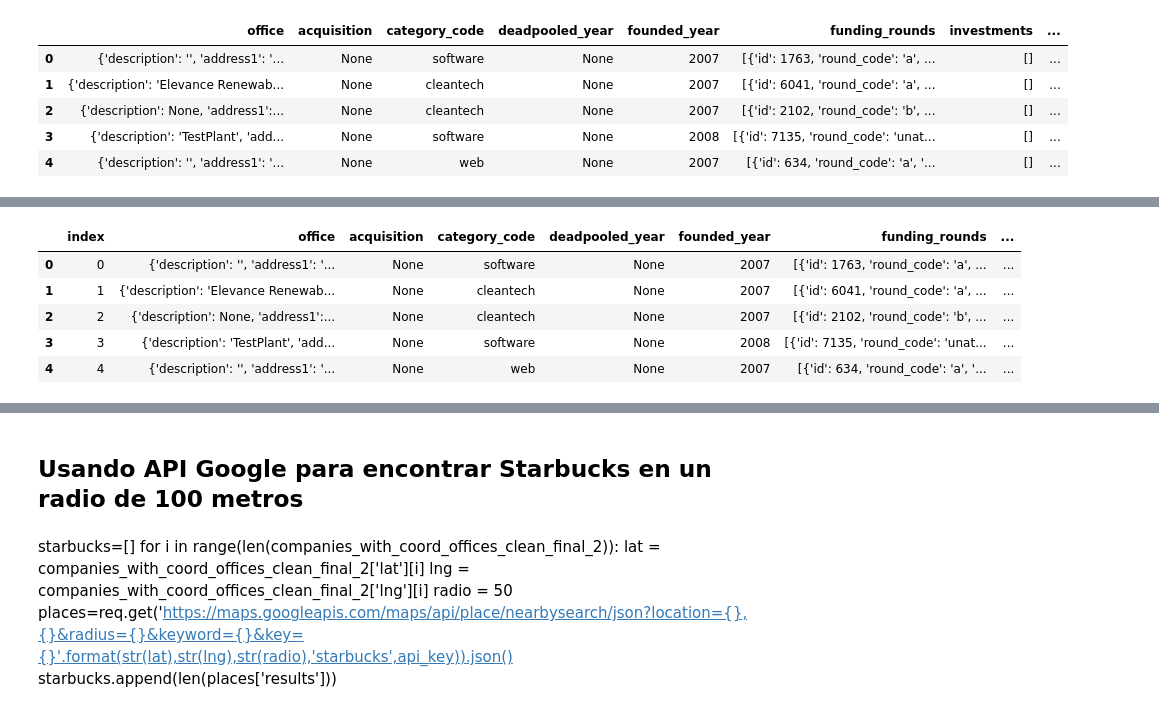
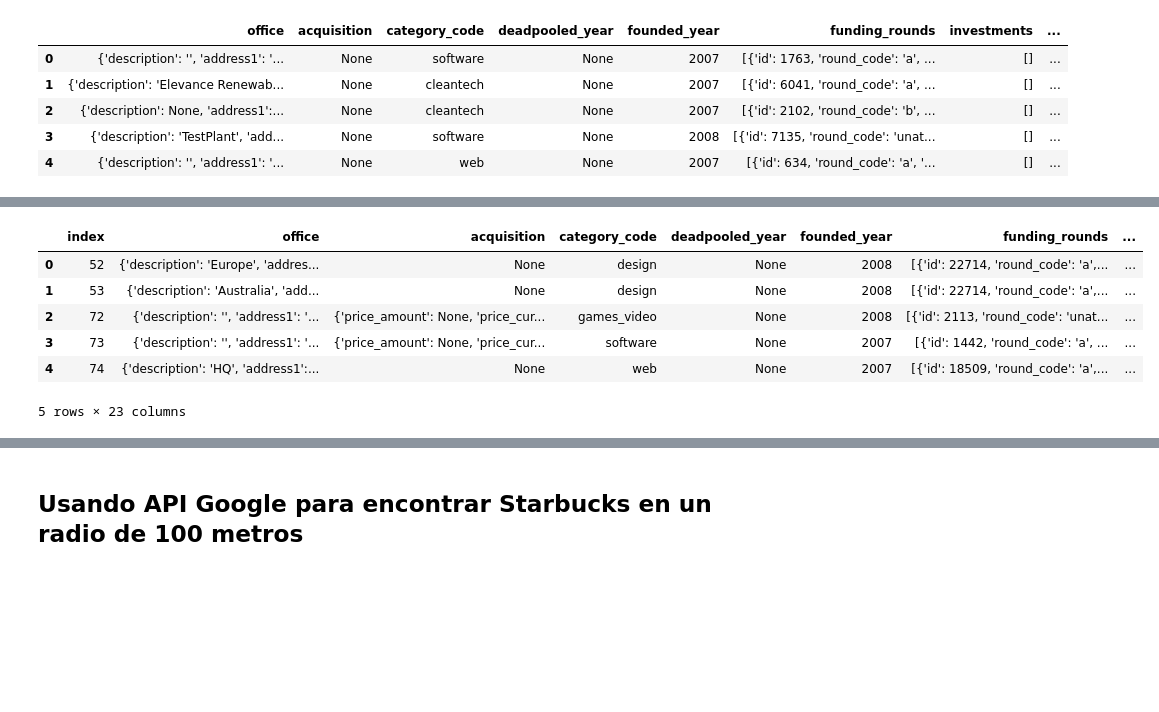
Before and after one commit to jmolins89/visualizing-real-world-data-project, a Jupyter notebook: SRC/Data Cleaning.ipynb, the cells around one changed output, grey strips where cells are left out. Cells and saved outputs as stored; diff of their text form; code cells hidden in the pictures; blank space fills up the shorter version.

Commit message:
Ya obtenido el ranking final, a falta de preparar el pipeline y readme

```diff
--- a/SRC/Data Cleaning.ipynb
+++ b/SRC/Data Cleaning.ipynb
@@ -388,6 +406,12 @@ max_mon_den = companies_with_coord_offices_clean_final_2['money_density'].max()
+# %%
+companies_with_coord_offices_clean_final_2['money_density_standard']=money_density_standard
+companies_with_coord_offices_clean_final_2['young_companies_standard']=young_companies_standard
+companies_with_coord_offices_clean_final_2['design_companies_standard']=design_companies_standard
 # %%
 ranking=[]
-for i in range(len(companies_with_coord_offices_clean_final_2['young_companies'])):
-    ranking.append((companies_with_coord_offices_clean_final_2['money_density'][i]/max_mon_den)*0.75+ (companies_with_coord_offices_clean_final_2['young_companies'][i]/max_comp)*0.25)
+for i in range(len(companies_with_coord_offices_clean_final_2)):
+    ranking.append((companies_with_coord_offices_clean_final_2['money_density_standard'][i])/3+ (companies_with_coord_offices_clean_final_2['young_companies_standard'][i])/3+(companies_with_coord_offices_clean_final_2['design_companies'][i])/3)
+# %%
+companies_with_coord_offices_clean_final_2.drop('ranking',axis=1,inplace=True)
 # %%
 companies_with_coord_offices_clean_final_2['ranking']=ranking
@@ -394,2 +428,3 @@ companies_with_coord_offices_clean_final_2['ranking']=ranking
 # %%
-companies_with_coord_offices_clean_final_2 = companies_with_coord_offices_clean_final_2.sort_values(by=['ranking','money_density','young_companies'],ascending=[False,False,False])
+companies_with_coord_offices_clean_final_2 = companies_with_coord_offices_clean_final_2.sort_values(by=['ranking','money_density','young_companies','design_companies'],ascending=[False,False,False,False])
+companies_with_coord_offices_clean_final_2.head()
@@ -396,13 +439,14 @@ companies_with_coord_offices_clean_final_2 = companies_with_coord_offices_clean_
 # %%
-companies_with_coord_offices_clean_final_2 = companies_with_coord_offices_clean_final_2[companies_with_coord_offices_clean_final_2['ranking']>=0.164229].reset_index()
+companies_with_coord_offices_clean_final_2 = companies_with_coord_offices_clean_final_2[companies_with_coord_offices_clean_final_2['ranking']>=0.191648].reset_index()
 companies_with_coord_offices_clean_final_2.head()
 # %% [output]
 |  | index | office | acquisition | category_code | deadpooled_year | founded_year | funding_rounds | ... |
-| 0 | 0 | {'description': '', 'address1': '... | None | software | None | 2007 | [{'id': 1763, 'round_code': 'a', ... | ... |
-| 1 | 1 | {'description': 'Elevance Renewab... | None | cleantech | None | 2007 | [{'id': 6041, 'round_code': 'a', ... | ... |
-| 2 | 2 | {'description': None, 'address1':... | None | cleantech | None | 2007 | [{'id': 2102, 'round_code': 'b', ... | ... |
-| 3 | 3 | {'description': 'TestPlant', 'add... | None | software | None | 2008 | [{'id': 7135, 'round_code': 'unat... | ... |
-| 4 | 4 | {'description': '', 'address1': '... | None | web | None | 2007 | [{'id': 634, 'round_code': 'a', '... | ... |
+| 0 | 52 | {'description': 'Europe', 'addres... | None | design | None | 2008 | [{'id': 22714, 'round_code': 'a',... | ... |
+| 1 | 53 | {'description': 'Australia', 'add... | None | design | None | 2008 | [{'id': 22714, 'round_code': 'a',... | ... |
+| 2 | 72 | {'description': '', 'address1': '... | {'price_amount': None, 'price_cur... | games_video | None | 2008 | [{'id': 2113, 'round_code': 'unat... | ... |
+| 3 | 73 | {'description': '', 'address1': '... | {'price_amount': None, 'price_cur... | software | None | 2007 | [{'id': 1442, 'round_code': 'a', ... | ... |
+| 4 | 74 | {'description': 'HQ', 'address1':... | None | web | None | 2007 | [{'id': 18509, 'round_code': 'a',... | ... |
+5 rows × 23 columns
 # %%
 mapa = folium.Map(location=[40, -45], zoom_start=2.5)
 latlng = companies_with_coord_offices_clean_final_2[['lat', 'lng']].values
@@ -412,11 +456,3 @@ mapa
 [interactive output not drawn]
 # %% [markdown]
 ## Usando API Google para encontrar Starbucks en un radio de 100 metros
-# %% [markdown]
-starbucks=[]
-for i in range(len(companies_with_coord_offices_clean_final_2)):
-    lat = companies_with_coord_offices_clean_final_2['lat'][i]
-    lng = companies_with_coord_offices_clean_final_2['lng'][i]
-    radio = 50
-    places=req.get('https://maps.googleapis.com/maps/api/place/nearbysearch/json?location={},{}&radius={}&keyword={}&key={}'.format(str(lat),str(lng),str(radio),'starbucks',api_key)).json()
-    starbucks.append(len(places['results']))
```
Also changed, not shown: parts of 28 cells of this notebook, 2 other files.
